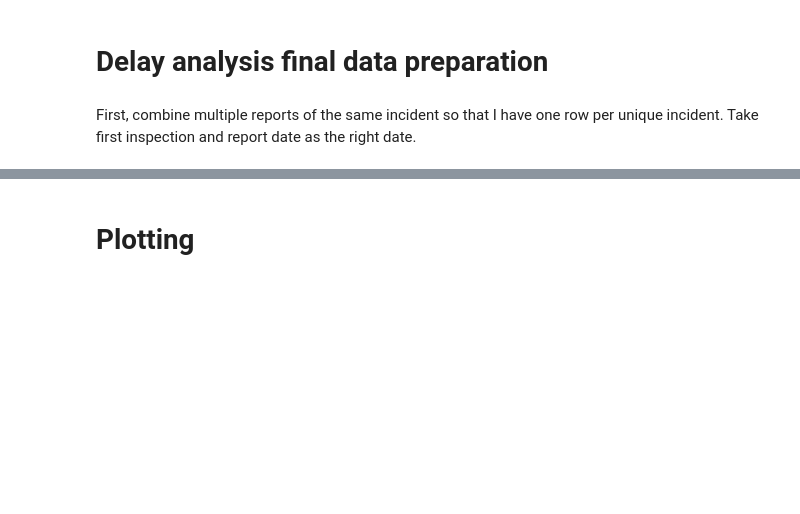
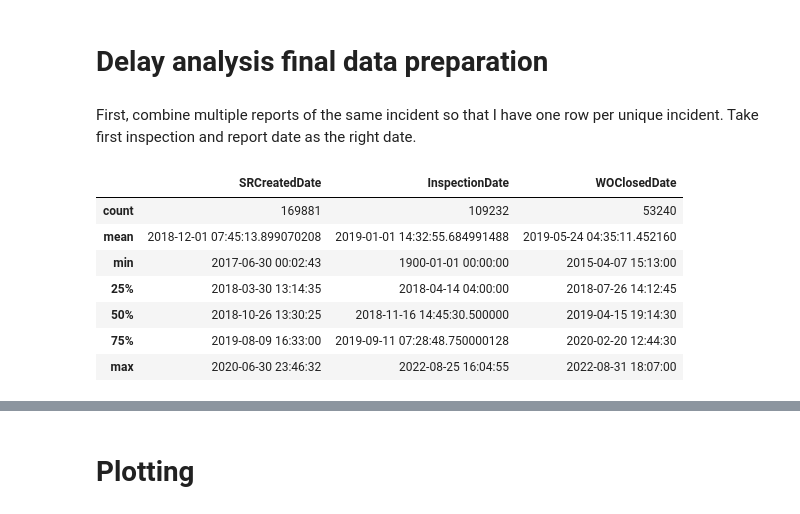
Before and after one commit to xingyao518/spatial_underreporting_crowdsourcing, a Jupyter notebook: nyc/impact_analysis/impact_analysis_allreports.ipynb, the cells around one changed output, grey strips where cells are left out. Drawn from its saved outputs; the diff is of its cells as text; code cells hidden in the pictures; blank space fills up the shorter version.

```diff
--- a/nyc/impact_analysis/impact_analysis_allreports.ipynb
+++ b/nyc/impact_analysis/impact_analysis_allreports.ipynb
@@ -49,6 +91,15 @@ nodups['work_delay'] = (nodups['WOClosedDate'] - nodups['InspectionDate']).dt.to
 # %%
 nodups_rightdate = nodups[(nodups['SRCreatedDate'] >= '2017-06-30') & (nodups['SRCreatedDate'] < '2020-07-01')]
 # %%
-nodups_rightdate[['SRCreatedDate','InspectionDate', 'WOClosedDate']].describe(datetime_is_numeric=True)
+nodups_rightdate[['SRCreatedDate','InspectionDate', wofinishdatecolumn]].describe(datetime_is_numeric=True)
+# %% [output]
+|  | SRCreatedDate | InspectionDate | WOClosedDate |
+| count | 169881 | 109232 | 53240 |
+| mean | 2018-12-01 07:45:13.899070208 | 2019-01-01 14:32:55.684991488 | 2019-05-24 04:35:11.452160 |
+| min | 2017-06-30 00:02:43 | 1900-01-01 00:00:00 | 2015-04-07 15:13:00 |
+| 25% | 2018-03-30 13:14:35 | 2018-04-14 04:00:00 | 2018-07-26 14:12:45 |
+| 50% | 2018-10-26 13:30:25 | 2018-11-16 14:45:30.500000 | 2019-04-15 19:14:30 |
+| 75% | 2019-08-09 16:33:00 | 2019-09-11 07:28:48.750000128 | 2020-02-20 12:44:30 |
+| max | 2020-06-30 23:46:32 | 2022-08-25 16:04:55 | 2022-08-31 18:07:00 |
 # %%
 nodups_rightdate.query('Borough == "Bronx" and SRCategory == "Hazard"').work_delay.hist()
```
Also changed, not shown: parts of 17 cells of this notebook, 5 other files.
